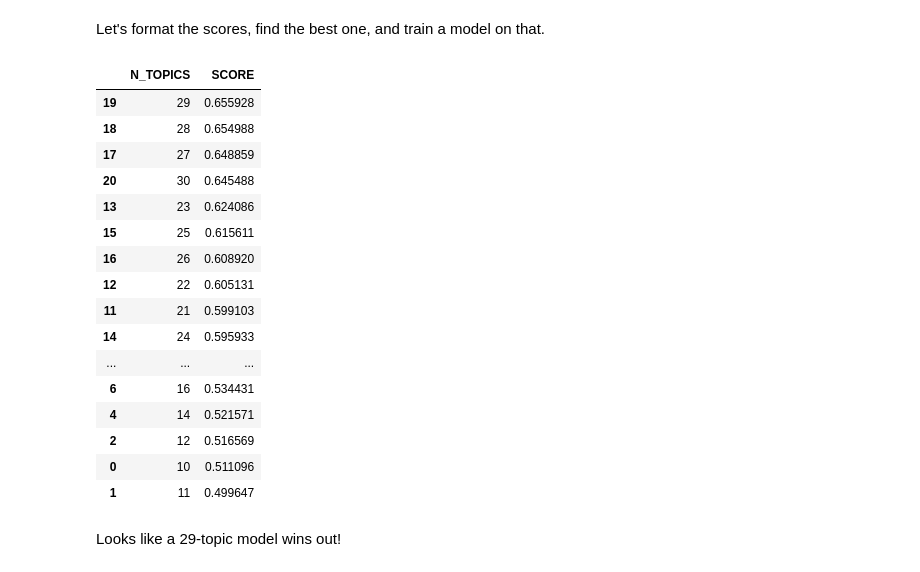
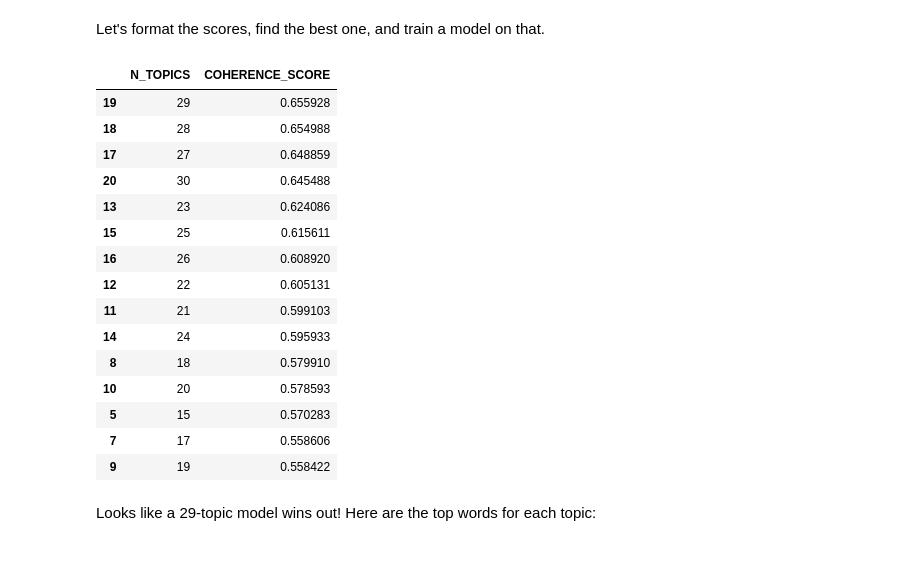
Before and after one commit to ucdavisdatalab/workshop_getting_started_with_textual_data, a Jupyter notebook: 06_topic-modeling.ipynb, the cells around one changed output. Cells and saved outputs as stored; diff of their text form; code cells hidden in the pictures.

```diff
--- a/06_topic-modeling.ipynb
+++ b/06_topic-modeling.ipynb
@@ -380,15 +500,14 @@ perplexity_scores = []
 for k in n_topic_range:
     model = tp.LDAModel(k = k, corpus = corpus, seed = 357)
     model.train(iter = n_iters)
-    perplexity_scores.append({'N_TOPICS': k, 'SCORE': model.perplexity})
+    perplexity_scores.append({'N_TOPICS': k, 'PERPLEXITY_SCORE': model.perplexity})
 # %% [markdown]
 Let's convert the results to a dataframe and, while we're at it, train a model with the best-scoring number of
 topics.
 # %%
-perplexity_scores = pd.DataFrame(perplexity_scores)
-perplexity_scores = perplexity_scores.sort_values('SCORE')
+perplexity_scores = pd.DataFrame(perplexity_scores).sort_values('PERPLEXITY_SCORE')
 
-best_n_topic = perplexity_scores.nsmallest(1, 'SCORE')['N_TOPICS'].item()
+best_n_topic = perplexity_scores.nsmallest(1, 'PERPLEXITY_SCORE')['N_TOPICS'].item()
 best_model = tp.LDAModel(k = best_n_topic, corpus = corpus, seed = 357)
 best_model.train(iter = n_iters)
 # %% [markdown]
@@ -469,20 +588,19 @@ for k in n_topic_range:
     model = tp.LDAModel(k = k, corpus = corpus, seed = 357)
     model.train(iter = n_iters)
     coherence = Coherence(model, coherence = 'c_v')
-    coherence_scores.append({'N_TOPICS': k, 'SCORE': coherence.get_score()})
+    coherence_scores.append({'N_TOPICS': k, 'COHERENCE_SCORE': coherence.get_score()})
 # %% [markdown]
 Let's format the scores, find the best one, and train a model on that.
 # %%
-coherence_scores = pd.DataFrame(coherence_scores)
-coherence_scores = coherence_scores.sort_values('SCORE', ascending = False)
+coherence_scores = pd.DataFrame(coherence_scores).sort_values('COHERENCE_SCORE', ascending = False)
 
-best_n_topic = perplexity_scores.nlargest(1, 'SCORE')['N_TOPICS'].item()
+best_n_topic = coherence_scores.nlargest(1, 'COHERENCE_SCORE')['N_TOPICS'].item()
 best_model = tp.LDAModel(k = best_n_topic, corpus = corpus, seed = 357)
 best_model.train(iter = n_iters)
 # %%
-coherence_scores
+coherence_scores.head(15)
 # %% [output]
-|  | N_TOPICS | SCORE |
+|  | N_TOPICS | COHERENCE_SCORE |
 | 19 | 29 | 0.655928 |
 | 18 | 28 | 0.654988 |
 | 17 | 27 | 0.648859 |
@@ -493,14 +611,13 @@ coherence_scores
 | 12 | 22 | 0.605131 |
 | 11 | 21 | 0.599103 |
 | 14 | 24 | 0.595933 |
-| ... | ... | ... |
-| 6 | 16 | 0.534431 |
-| 4 | 14 | 0.521571 |
-| 2 | 12 | 0.516569 |
-| 0 | 10 | 0.511096 |
-| 1 | 11 | 0.499647 |
+| 8 | 18 | 0.579910 |
+| 10 | 20 | 0.578593 |
+| 5 | 15 | 0.570283 |
+| 7 | 17 | 0.558606 |
+| 9 | 19 | 0.558422 |
 # %% [markdown]
-Looks like a 29-topic model wins out!
+Looks like a 29-topic model wins out! Here are the top words for each topic:
 # %%
 print_topic_words(best_model)
 # %% [output]
```
Also changed, not shown: parts of 58 cells of this notebook, 1 other file.
